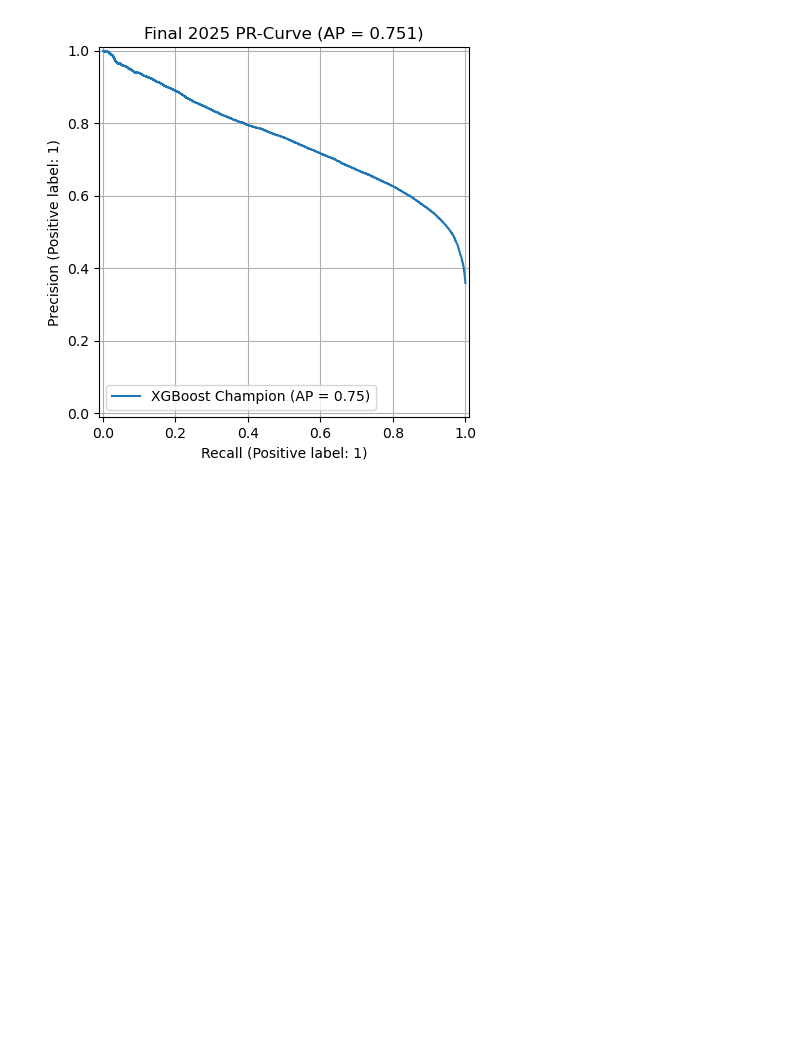
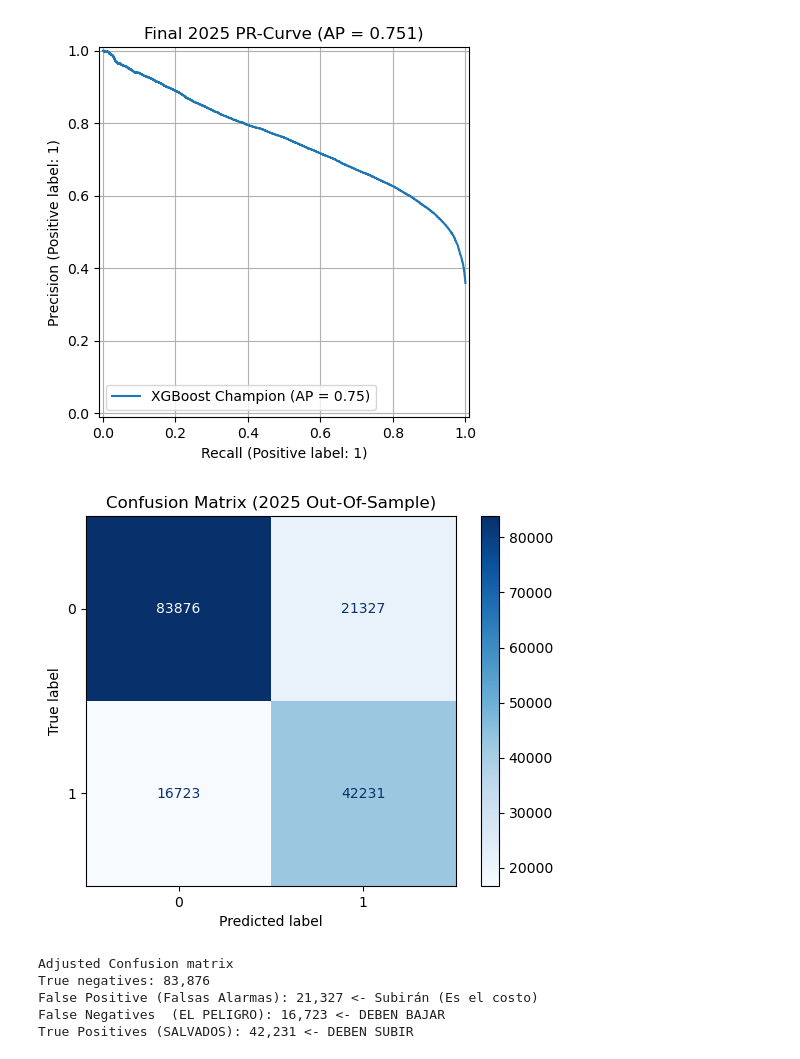
Before and after one commit to eldeivid420/MLforFloodPrediction, a Jupyter notebook: src/models/XGBoost.ipynb, the cells around one changed output. Saved outputs shown, nothing was run; the diff lists cells and outputs as text; code cells hidden in the pictures; blank space fills up the shorter version.

```diff
--- a/src/models/XGBoost.ipynb
+++ b/src/models/XGBoost.ipynb
@@ -390,3 +382,26 @@ True Positives (SALVADOS): 42,231 <- DEBEN SUBIR
 FINAL CHAMPION PR-AUC: 0.751
 <Figure size 800x600 with 0 Axes>
 [figure]
+# %%
+# Confusion Matrix
+cm = confusion_matrix(y_test, y_pred_final)
+disp = ConfusionMatrixDisplay(confusion_matrix=cm, display_labels=champion_model.classes_)
+disp.plot(cmap=plt.cm.Blues)
+plt.title("Confusion Matrix (2025 Out-Of-Sample)")
+plt.show()
+# %% [output]
+[figure, added]
+# %%
+# Confusion matrix
+tn, fp, fn, tp = confusion_matrix(y_test, y_pred_final).ravel()
+print("Adjusted Confusion matrix")
+print(f"True negatives: {tn:,}")
+print(f"False Positive (Falsas Alarmas): {fp:,} <- Subirán (Es el costo)")
+print(f"False Negatives  (EL PELIGRO): {fn:,} <- DEBEN BAJAR")
+print(f"True Positives (SALVADOS): {tp:,} <- DEBEN SUBIR")
+# %% [output]
+Adjusted Confusion matrix
+True negatives: 83,876
+False Positive (Falsas Alarmas): 21,327 <- Subirán (Es el costo)
+False Negatives  (EL PELIGRO): 16,723 <- DEBEN BAJAR
+True Positives (SALVADOS): 42,231 <- DEBEN SUBIR
```
Also changed, not shown: parts of 2 cells of this notebook, 3 other files.
